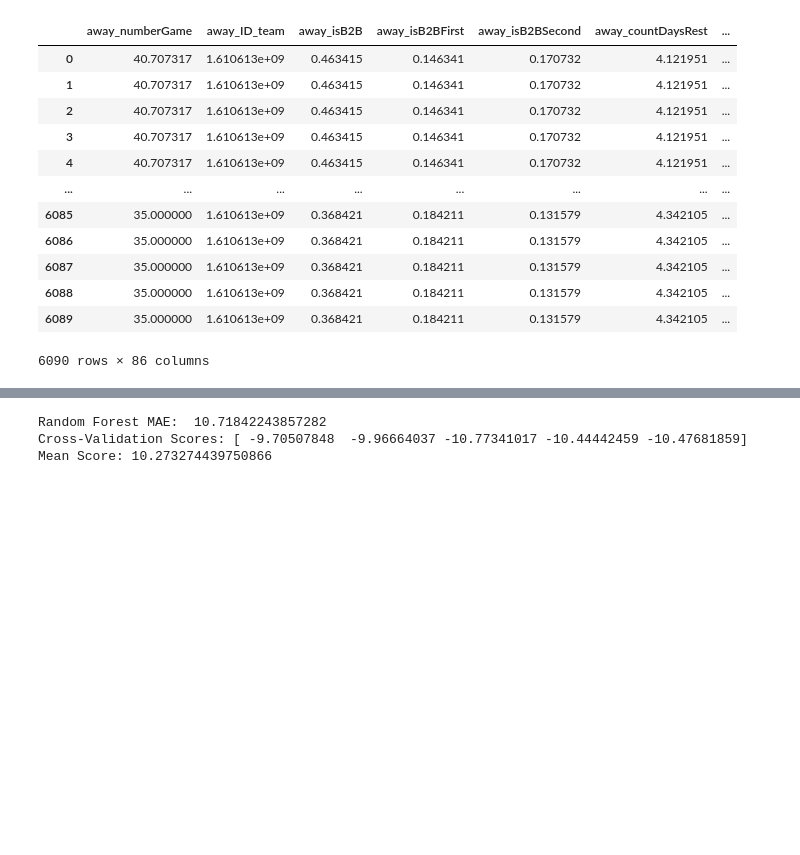
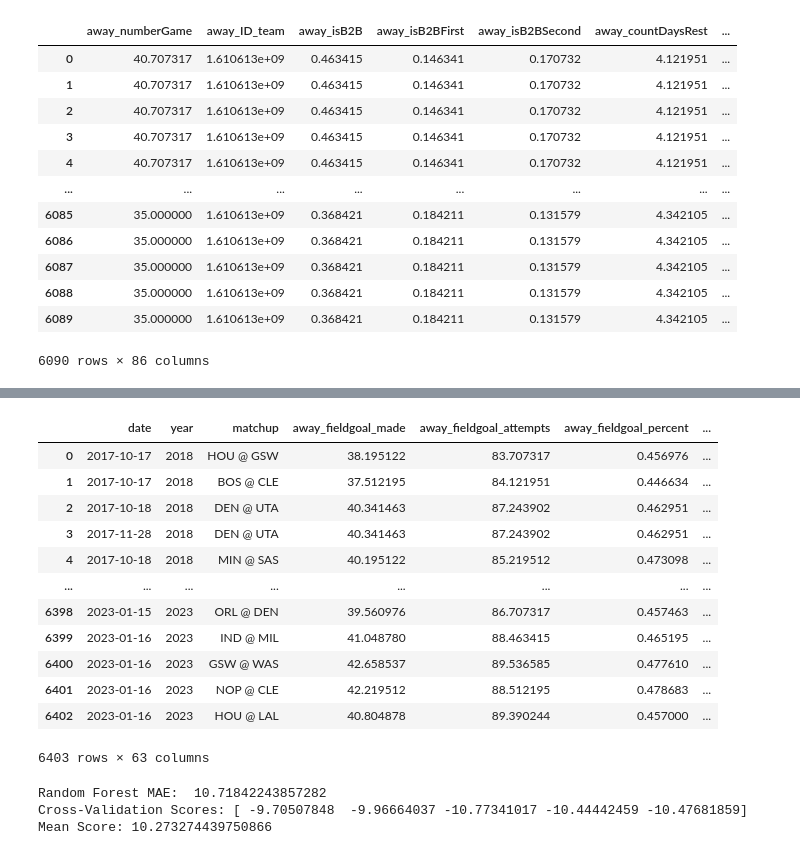
Before and after one commit to masonboyles/COMP_562_PROJ, a Jupyter notebook: final_project.ipynb, the cells around one changed output, grey strips where cells are left out. Drawn from its saved outputs; the diff is of its cells as text; code cells hidden in the pictures; blank space fills up the shorter version.

```diff
--- a/final_project.ipynb
+++ b/final_project.ipynb
@@ -199,3 +224,20 @@ ml_table.head()
+# %%
+merged_table = pd.merge(final_table, ml_table, on=['date', 'home_name'], how='inner')
+merged_table
+# %% [output]
+|  | date | year | matchup | away_fieldgoal_made | away_fieldgoal_attempts | away_fieldgoal_percent | ... |
+| 0 | 2017-10-17 | 2018 | HOU @ GSW | 38.195122 | 83.707317 | 0.456976 | ... |
+| 1 | 2017-10-17 | 2018 | BOS @ CLE | 37.512195 | 84.121951 | 0.446634 | ... |
+| 2 | 2017-10-18 | 2018 | DEN @ UTA | 40.341463 | 87.243902 | 0.462951 | ... |
+| 3 | 2017-11-28 | 2018 | DEN @ UTA | 40.341463 | 87.243902 | 0.462951 | ... |
+| 4 | 2017-10-18 | 2018 | MIN @ SAS | 40.195122 | 85.219512 | 0.473098 | ... |
+| ... | ... | ... | ... | ... | ... | ... | ... |
+| 6398 | 2023-01-15 | 2023 | ORL @ DEN | 39.560976 | 86.707317 | 0.457463 | ... |
+| 6399 | 2023-01-16 | 2023 | IND @ MIL | 41.048780 | 88.463415 | 0.465195 | ... |
+| 6400 | 2023-01-16 | 2023 | GSW @ WAS | 42.658537 | 89.536585 | 0.477610 | ... |
+| 6401 | 2023-01-16 | 2023 | NOP @ CLE | 42.219512 | 88.512195 | 0.478683 | ... |
+| 6402 | 2023-01-16 | 2023 | HOU @ LAL | 40.804878 | 89.390244 | 0.457000 | ... |
+6403 rows × 63 columns
 # %%
 from sklearn.model_selection import train_test_split
 from sklearn.metrics import mean_absolute_error
```
Also changed, not shown: parts of 5 cells of this notebook.
